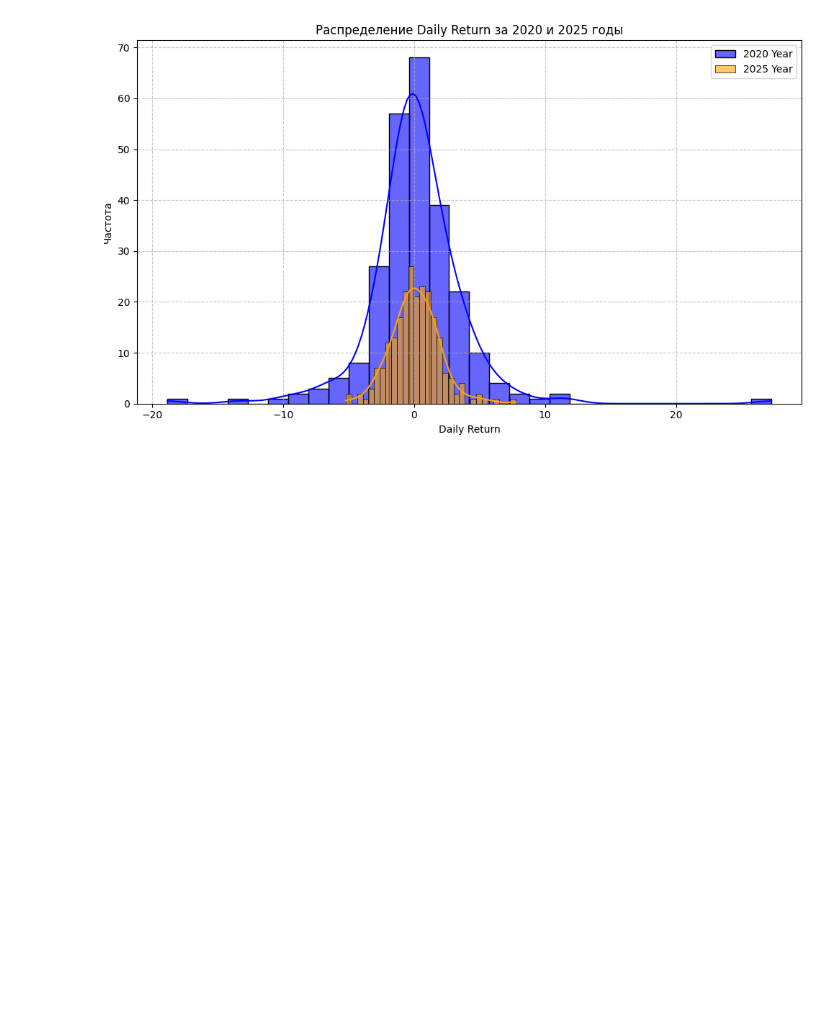
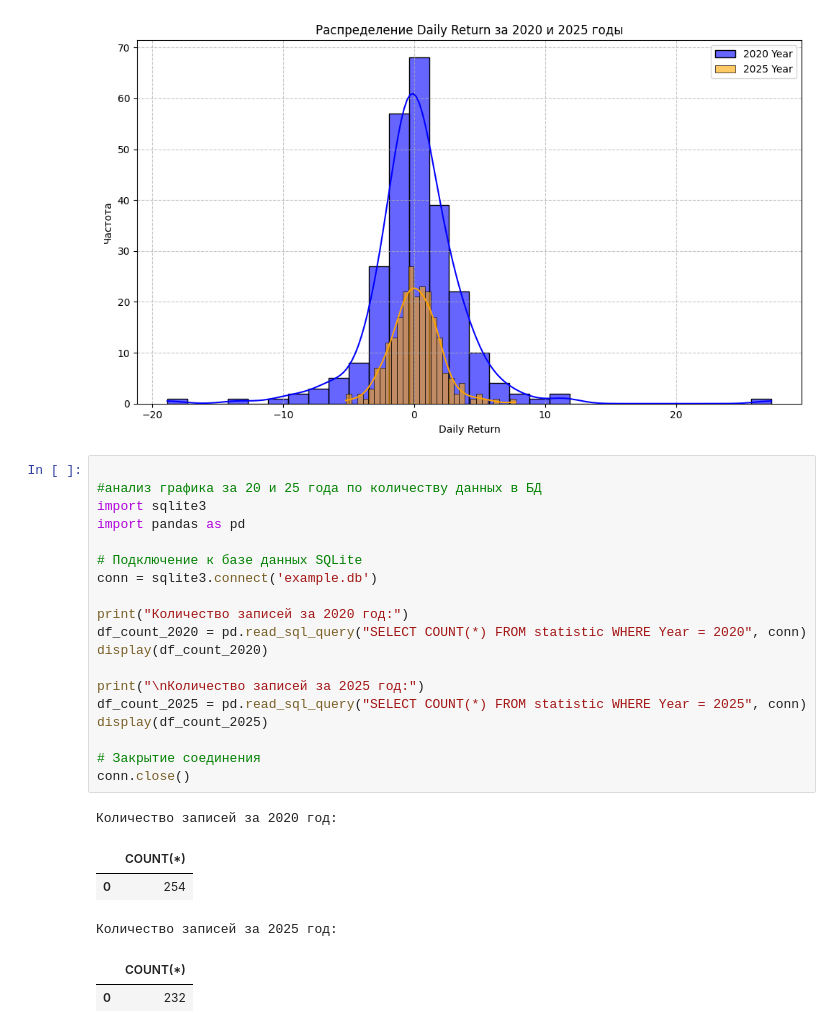
Before and after one commit to dezurnyjkipia4/DataScince, a Jupyter notebook: HW3/HW3.ipynb, the cells around one changed output. Drawn from its saved outputs; the diff is of its cells as text; blank space fills up the shorter version.

```diff
--- a/HW3/HW3.ipynb
+++ b/HW3/HW3.ipynb
@@ -253,3 +253,29 @@ plt.tight_layout()
 plt.show()
 # %% [output]
 [figure]
+# %%
+
+#анализ графика за 20 и 25 года по количеству данных в БД
+import sqlite3
+import pandas as pd
+
+# Подключение к базе данных SQLite
+conn = sqlite3.connect('example.db')
+
+print("Количество записей за 2020 год:")
+df_count_2020 = pd.read_sql_query("SELECT COUNT(*) FROM statistic WHERE Year = 2020", conn)
+display(df_count_2020)
+
+print("\nКоличество записей за 2025 год:")
+df_count_2025 = pd.read_sql_query("SELECT COUNT(*) FROM statistic WHERE Year = 2025", conn)
+display(df_count_2025)
+
+# Закрытие соединения
+conn.close()
+# %% [output]
+Количество записей за 2020 год:
+|  | COUNT(*) |
+| 0 | 254 |
+Количество записей за 2025 год:
+|  | COUNT(*) |
+| 0 | 232 |
```
